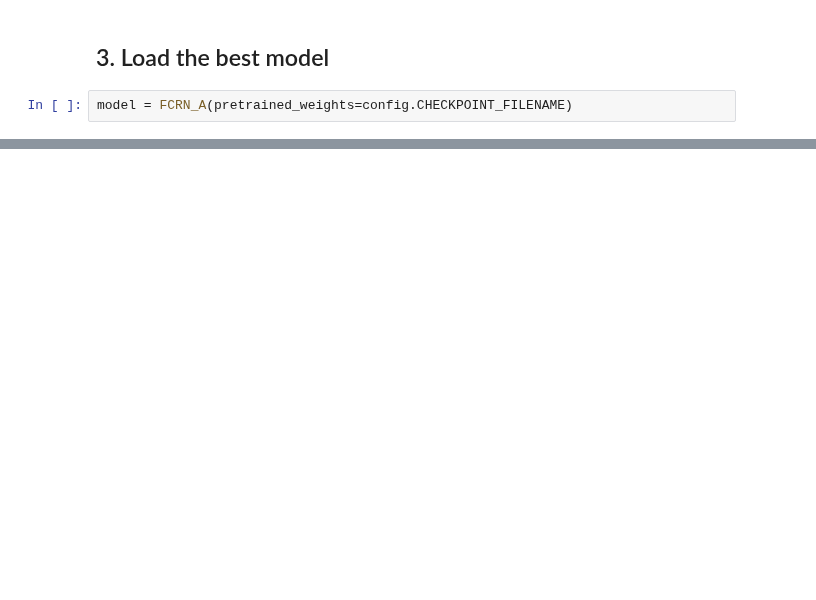
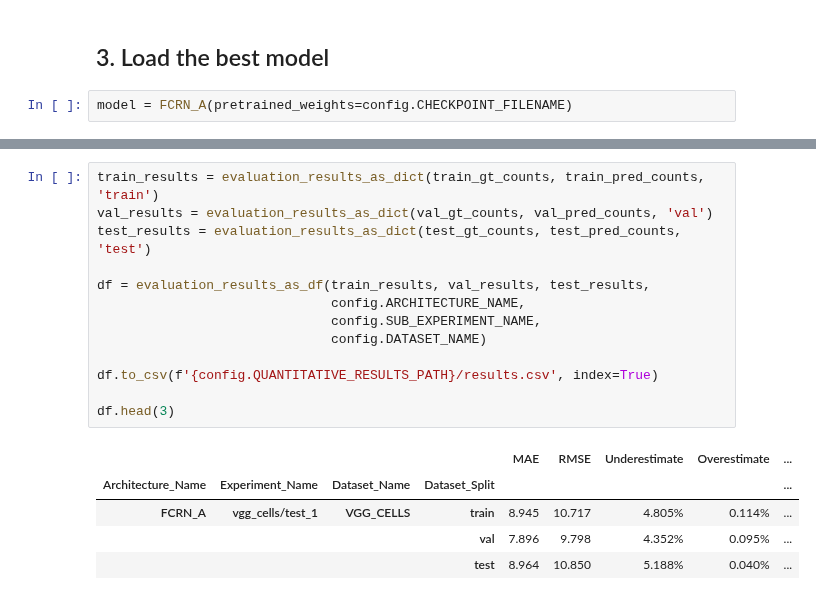
Before and after one commit to Tudor67/Object-Counting, a Jupyter notebook: experiments/1_fcrn_a/test.ipynb, the cells around one changed output, grey strips where cells are left out. Cells and saved outputs as stored; diff of their text form; blank space fills up the shorter version.

```diff
--- a/experiments/1_fcrn_a/test.ipynb
+++ b/experiments/1_fcrn_a/test.ipynb
@@ -40,0 +64,19 @@ model = FCRN_A(pretrained_weights=config.CHECKPOINT_FILENAME)
+# %%
+train_results = evaluation_results_as_dict(train_gt_counts, train_pred_counts, 'train')
+val_results = evaluation_results_as_dict(val_gt_counts, val_pred_counts, 'val')
+test_results = evaluation_results_as_dict(test_gt_counts, test_pred_counts, 'test')
+
+df = evaluation_results_as_df(train_results, val_results, test_results,
+                              config.ARCHITECTURE_NAME,
+                              config.SUB_EXPERIMENT_NAME,
+                              config.DATASET_NAME)
+
+df.to_csv(f'{config.QUANTITATIVE_RESULTS_PATH}/results.csv', index=True)
+
+df.head(3)
+# %% [output]
+|  |  |  |  | MAE | RMSE | Underestimate | Overestimate | ... |
+| Architecture_Name | Experiment_Name | Dataset_Name | Dataset_Split |  |  |  |  | ... |
+| FCRN_A | vgg_cells/test_1 | VGG_CELLS | train | 8.945 | 10.717 | 4.805% | 0.114% | ... |
+|  |  |  | val | 7.896 | 9.798 | 4.352% | 0.095% | ... |
+|  |  |  | test | 8.964 | 10.850 | 5.188% | 0.040% | ... |
```
Also changed, not shown: parts of 11 cells of this notebook, 12 other files.
